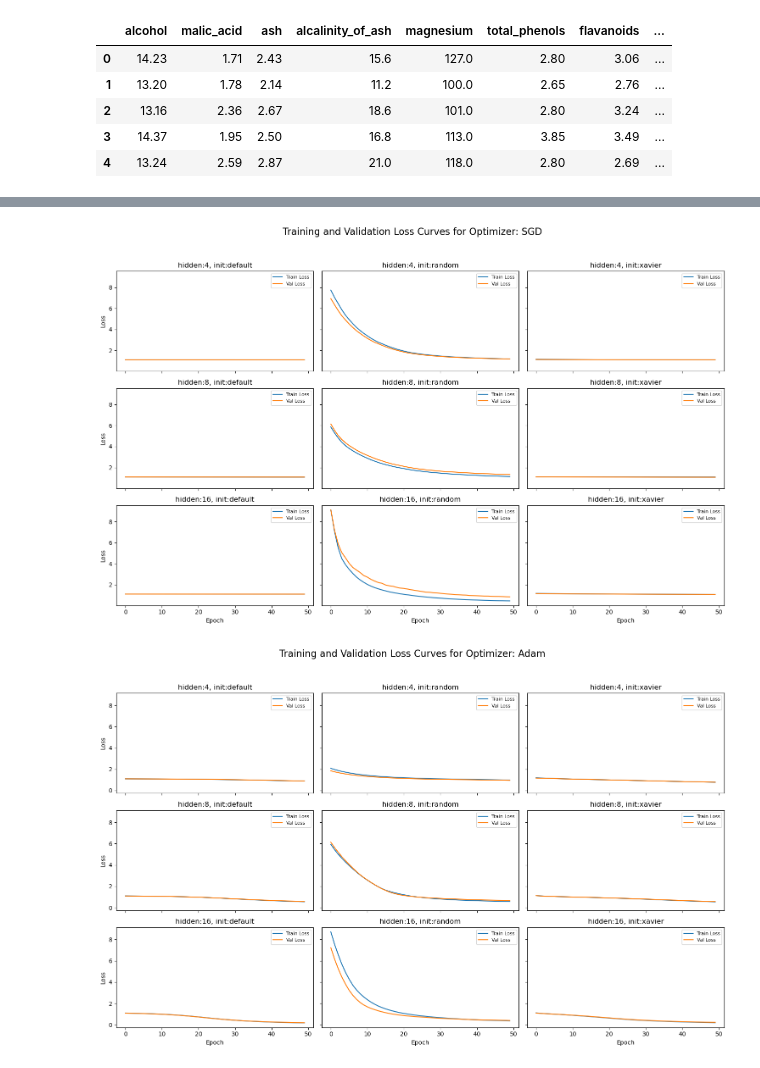
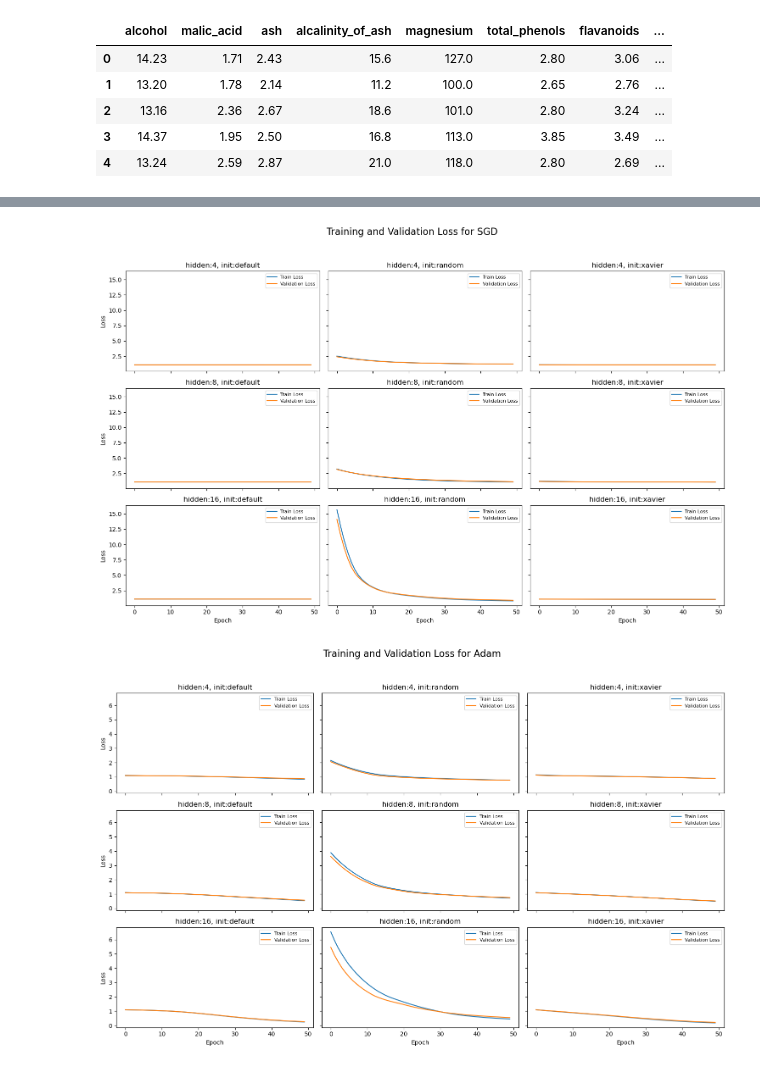
Before and after one commit to Vladm0z/HSE-Bioinformatics, a Jupyter notebook: Bioinformatics/MSc/DL/DL_HW1.ipynb, the cells around one changed output, grey strips where cells are left out. Cells and saved outputs as stored; diff of their text form; code cells hidden in the pictures.

```diff
--- a/Bioinformatics/MSc/DL/DL_HW1.ipynb
+++ b/Bioinformatics/MSc/DL/DL_HW1.ipynb
@@ -547,7 +541,7 @@ scaler = MinMaxScaler(feature_range = (0,1))
 X_scaled = scaler.fit_transform(X)
 
 X_train_val, X_test, y_train_val, y_test = train_test_split(
-    X_scaled, y, test_size=0.2, random_state=42, stratify=y
+    X_scaled, y, test_size=0.3, random_state=42, stratify=y
 )
 
 X_train_val_tensor = torch.tensor(X_train_val, dtype=torch.float32)
@@ -708,23 +696,23 @@ Best Avg Final Validation Loss: 0.19004641176738174
 # %%
 for opt_name in optimizer_names:
     fig, axes = plt.subplots(len(hidden_dims), len(init_methods), figsize=(15, 10), sharex=True, sharey=True)
-    fig.suptitle(f"Training and Validation Loss Curves for Optimizer: {opt_name}", fontsize=16)
+    fig.suptitle(f"Training and Validation Loss for {opt_name}", fontsize=16)
     for i, hidden_dim in enumerate(hidden_dims):
         for j, init_method in enumerate(init_methods):
             key = (hidden_dim, init_method, opt_name)
             if key in loss_curves:
                 train_losses, val_losses = loss_curves[key]
                 ax = axes[i, j]
                 ax.plot(train_losses, label='Train Loss')
-                ax.plot(val_losses, label='Val Loss')
+                ax.plot(val_losses, label='Validation Loss')
                 ax.set_title(f"hidden:{hidden_dim}, init:{init_method}")
                 if i == len(hidden_dims)-1:
                     ax.set_xlabel("Epoch")
                 if j == 0:
                     ax.set_ylabel("Loss")
                 ax.legend(fontsize=8)
     plt.tight_layout(rect=[0, 0.03, 1, 0.95])
     plt.show()
 # %% [output]
-[figure, old version]
+[figure, new version]
-[figure, old version]
+[figure, new version]
```
Also changed, not shown: parts of 16 cells of this notebook.
